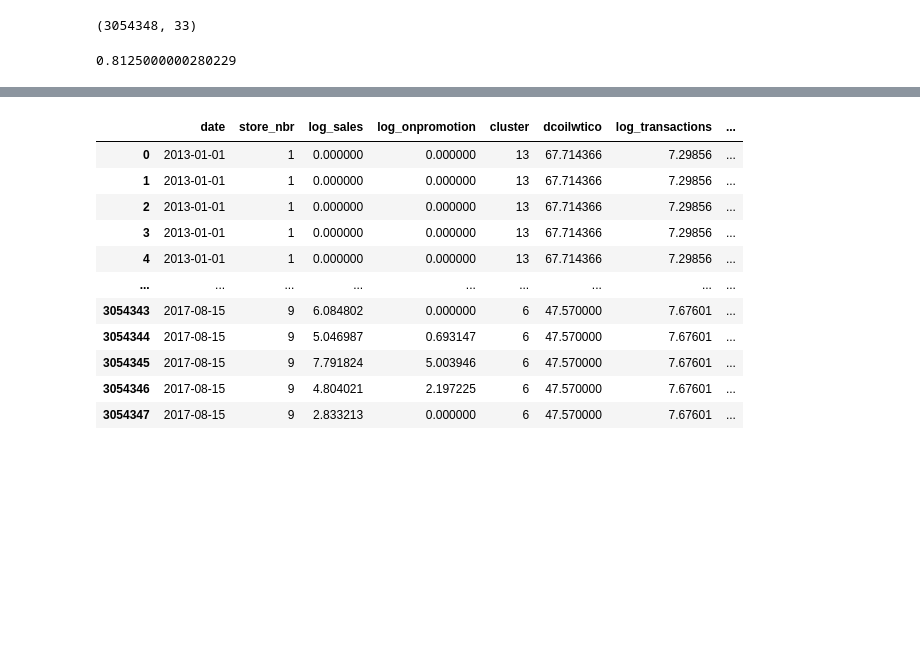
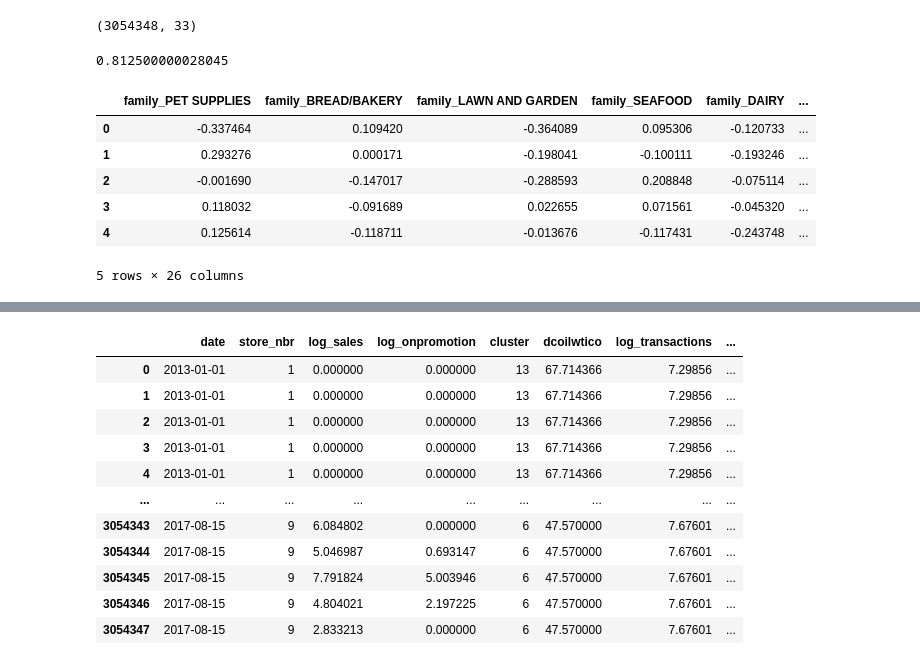
Before and after one commit to suusuu00/Kaggle-Store-Sales---Time-Series-Forecasting, a Jupyter notebook: train.ipynb, the cells around one changed output, grey strips where cells are left out. Saved outputs shown, nothing was run; the diff lists cells and outputs as text; code cells hidden in the pictures; blank space fills up the shorter version.

```diff
--- a/train.ipynb
+++ b/train.ipynb
@@ -592,10 +592,23 @@ test_family_df = pd.DataFrame(many_col_oe.transform(merge_test_df[[many_value_co
 train_family_df.shape
 # %% [output]
 (3054348, 33)
-# %%
-family_pca = PCA(n_components=26)
-family_pca.fit(train_family_df)
-family_select_col = family_pca.transform(train_family_df)
-family_pca.explained_variance_ratio_.sum()
-# %% [output]
-0.8125000000280229
+# %%
+family_pca = PCA(n_components=26)
+family_pca.fit(train_family_df)
+components = family_pca.components_
+component_var_mapping = {f'PC{i+1}': train_family_df.columns[j] for i, j in enumerate(np.abs(components).argmax(axis=1))}
+train_family_select_df = pd.DataFrame(family_pca.transform(train_family_df), columns = list(component_var_mapping.values()))
+test_family_select_df = pd.DataFrame(family_pca.transform(test_family_df), columns = list(component_var_mapping.values()))
+family_pca.explained_variance_ratio_.sum()
+# %% [output]
+0.812500000028045
+# %%
+train_family_select_df.head()
+# %% [output]
+|  | family_PET SUPPLIES | family_BREAD/BAKERY | family_LAWN AND GARDEN | family_SEAFOOD | family_DAIRY | ... |
+| 0 | -0.337464 | 0.109420 | -0.364089 | 0.095306 | -0.120733 | ... |
+| 1 | 0.293276 | 0.000171 | -0.198041 | -0.100111 | -0.193246 | ... |
+| 2 | -0.001690 | -0.147017 | -0.288593 | 0.208848 | -0.075114 | ... |
+| 3 | 0.118032 | -0.091689 | 0.022655 | 0.071561 | -0.045320 | ... |
+| 4 | 0.125614 | -0.118711 | -0.013676 | -0.117431 | -0.243748 | ... |
+5 rows × 26 columns
```
Also changed, not shown: parts of 10 cells of this notebook.
